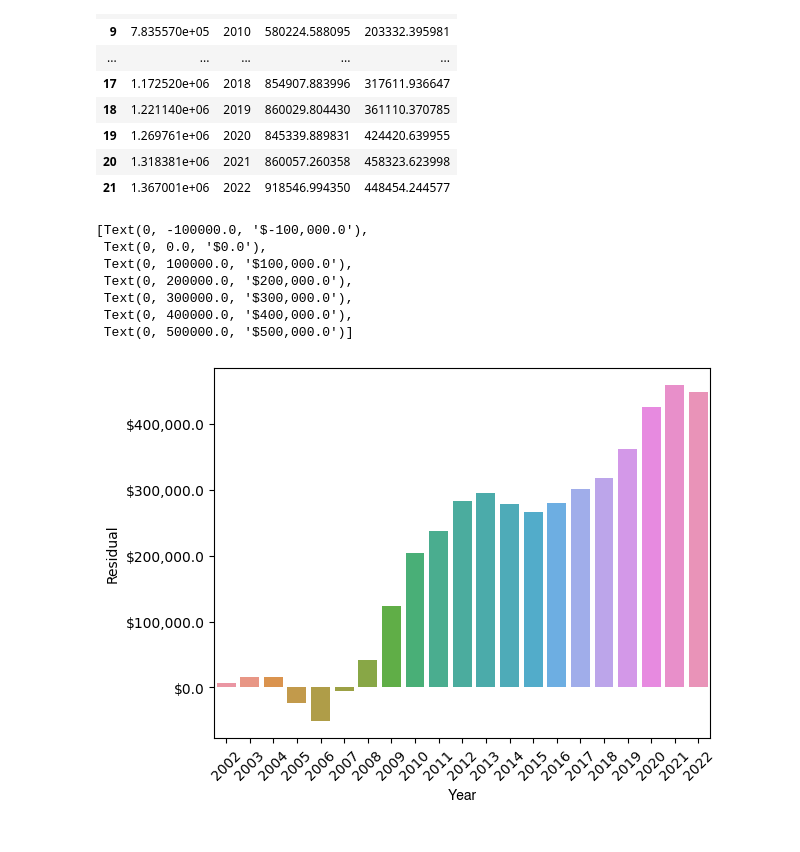
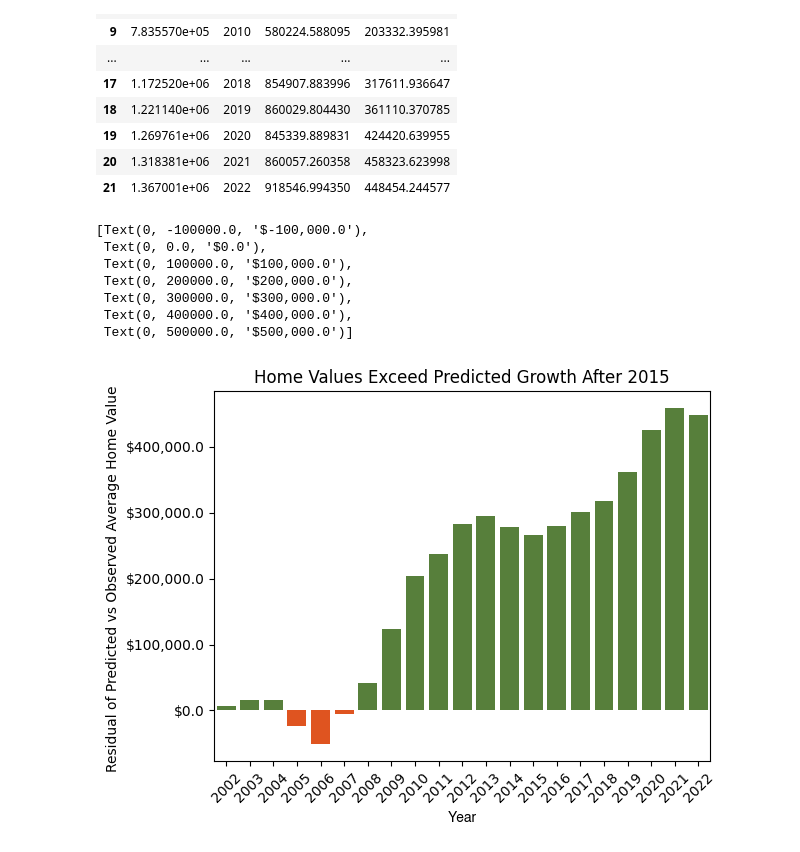
Before and after one commit to hpuma/Airbnb_Rental_Project, a Jupyter notebook: sy_linear_regression.ipynb, the cells around one changed output. Cells and saved outputs as stored; diff of their text form; code cells hidden in the pictures.

Commit message:
New residual

```diff
--- a/sy_linear_regression.ipynb
+++ b/sy_linear_regression.ipynb
@@ -195,33 +195,35 @@ plot_df
 | 19 | 1.269761e+06 | 2020 | 845339.889831 | 424420.639955 |
 | 20 | 1.318381e+06 | 2021 | 860057.260358 | 458323.623998 |
 | 21 | 1.367001e+06 | 2022 | 918546.994350 | 448454.244577 |
+# %%
+plot_df["residual color"] = plot_df["residual"].apply(lambda x: "#ff4500" if x < 0.0 else "#558b2f")
 # %%
 # make the bar chart
 
 plot_df.head()
 fig, ax = plt.subplots()
 
-sns.barplot(x=plot_df["x"], y = plot_df["residual"])
+sns.barplot(x=plot_df["x"], y = plot_df["residual"], palette=plot_df["residual color"])
 
 plt.xlabel('Year', {'fontname':'Helvetica'})
-plt.ylabel('Residual')
-plt.title('')
+plt.ylabel('Residual of Predicted vs Observed Average Home Value ')
+plt.title('Home Values Exceed Predicted Growth After 2015')
 
 plt.xticks(rotation=45)
 yticks = ax.get_yticks()
 ax.set_yticklabels(["${x:,}".format(x=x) for x in yticks])
 
 
 # green for above (positive)
 # red for below (negative)
 
 # gradient ?
 # %% [output]
 [Text(0, -100000.0, '$-100,000.0'),
  Text(0, 0.0, '$0.0'),
  Text(0, 100000.0, '$100,000.0'),
  Text(0, 200000.0, '$200,000.0'),
  Text(0, 300000.0, '$300,000.0'),
  Text(0, 400000.0, '$400,000.0'),
  Text(0, 500000.0, '$500,000.0')]
-[figure, old version]
+[figure, new version]
```
Also changed, not shown: 1 other file.
